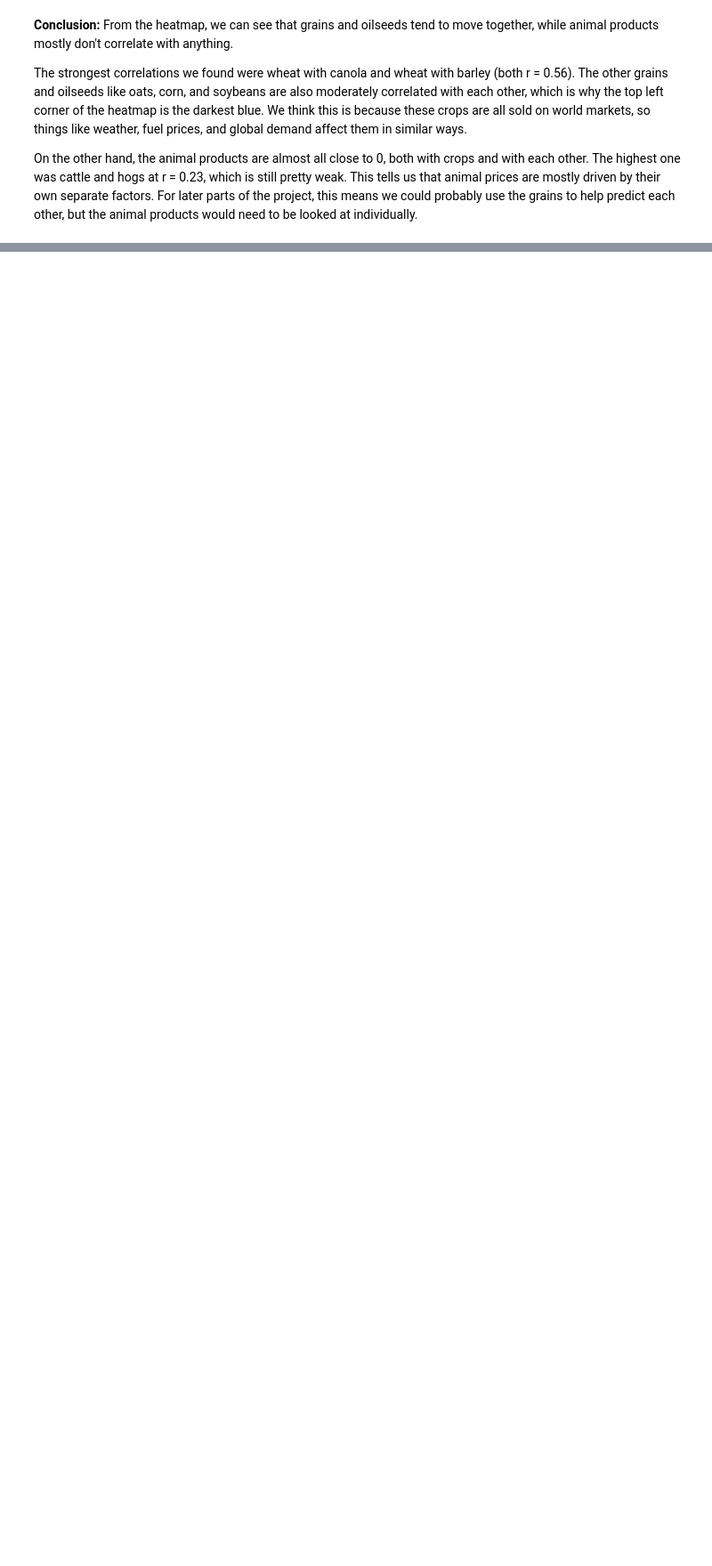
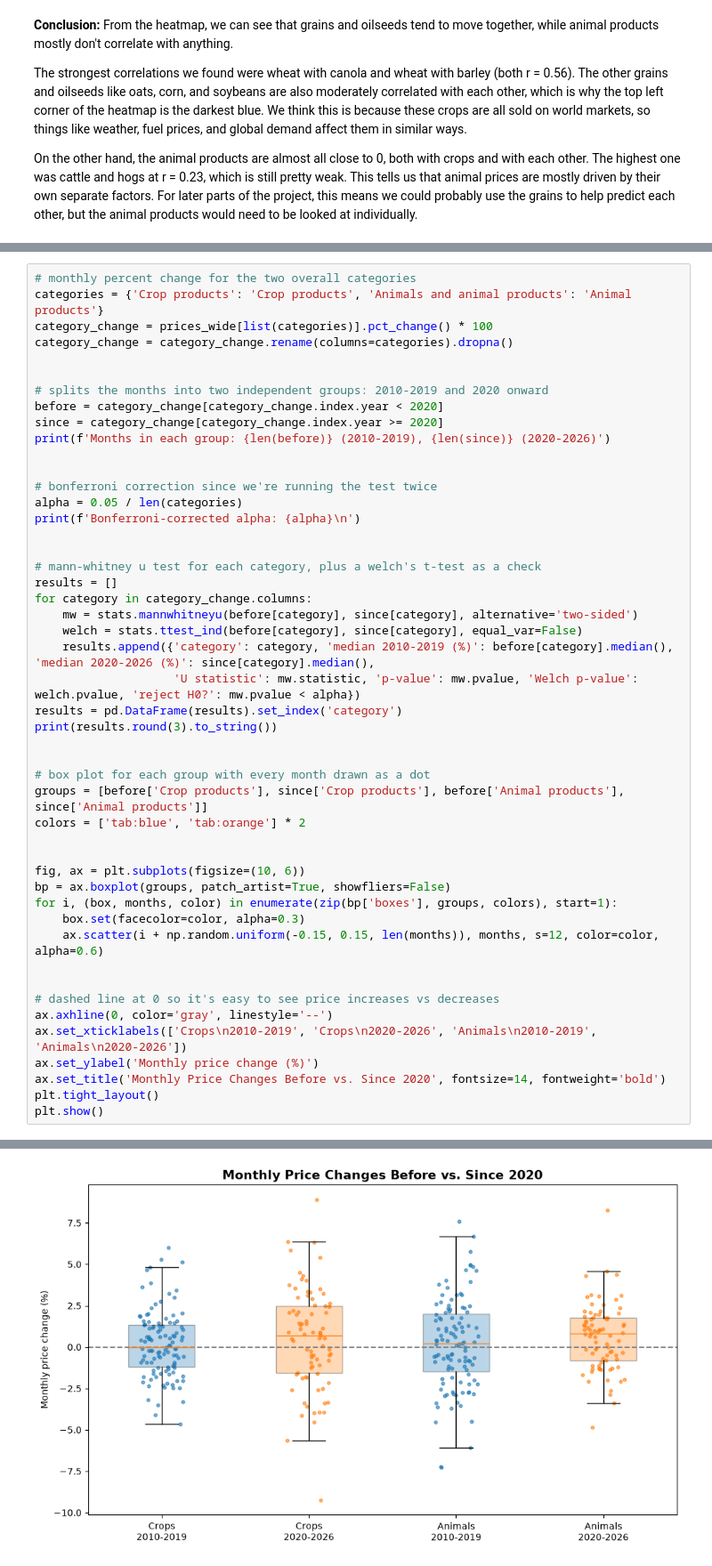
Before and after one commit to jonathanqli2006/CMSC320-Final-Project, a Jupyter notebook: group_project.ipynb, the cells around one changed output, grey strips where cells are left out. Shown at 89% size. Cells and saved outputs as stored; diff of their text form; blank space fills up the shorter version.

Commit message:
mann-whitney u test

```diff
--- a/group_project.ipynb
+++ b/group_project.ipynb
@@ -149,0 +163,49 @@ On the other hand, the animal products are almost all close to 0, both with crop
+# %%
+# monthly percent change for the two overall categories
+categories = {'Crop products': 'Crop products', 'Animals and animal products': 'Animal products'}
+category_change = prices_wide[list(categories)].pct_change() * 100
+category_change = category_change.rename(columns=categories).dropna()
+
+
+# splits the months into two independent groups: 2010-2019 and 2020 onward
+before = category_change[category_change.index.year < 2020]
+since = category_change[category_change.index.year >= 2020]
+print(f'Months in each group: {len(before)} (2010-2019), {len(since)} (2020-2026)')
+
+
+# bonferroni correction since we're running the test twice
+alpha = 0.05 / len(categories)
+print(f'Bonferroni-corrected alpha: {alpha}\n')
+
+
+# mann-whitney u test for each category, plus a welch's t-test as a check
+results = []
+for category in category_change.columns:
+    mw = stats.mannwhitneyu(before[category], since[category], alternative='two-sided')
+    welch = stats.ttest_ind(before[category], since[category], equal_var=False)
+    results.append({'category': category, 'median 2010-2019 (%)': before[category].median(), 'median 2020-2026 (%)': since[category].median(),
+                    'U statistic': mw.statistic, 'p-value': mw.pvalue, 'Welch p-value': welch.pvalue, 'reject H0?': mw.pvalue < alpha})
+results = pd.DataFrame(results).set_index('category')
+print(results.round(3).to_string())
+
+
+# box plot for each group with every month drawn as a dot
+groups = [before['Crop products'], since['Crop products'], before['Animal products'], since['Animal products']]
+colors = ['tab:blue', 'tab:orange'] * 2
+
+
+fig, ax = plt.subplots(figsize=(10, 6))
+bp = ax.boxplot(groups, patch_artist=True, showfliers=False)
+for i, (box, months, color) in enumerate(zip(bp['boxes'], groups, colors), start=1):
+    box.set(facecolor=color, alpha=0.3)
+    ax.scatter(i + np.random.uniform(-0.15, 0.15, len(months)), months, s=12, color=color, alpha=0.6)
+
+
+# dashed line at 0 so it's easy to see price increases vs decreases
+ax.axhline(0, color='gray', linestyle='--')
+ax.set_xticklabels(['Crops\n2010-2019', 'Crops\n2020-2026', 'Animals\n2010-2019', 'Animals\n2020-2026'])
+ax.set_ylabel('Monthly price change (%)')
+ax.set_title('Monthly Price Changes Before vs. Since 2020', fontsize=14, fontweight='bold')
+plt.tight_layout()
+plt.show()
+# %% [output]
@@ -149,0 +219 @@ On the other hand, the animal products are almost all close to 0, both with crop
+[figure, added]
```
Also changed, not shown: parts of 4 cells of this notebook.
